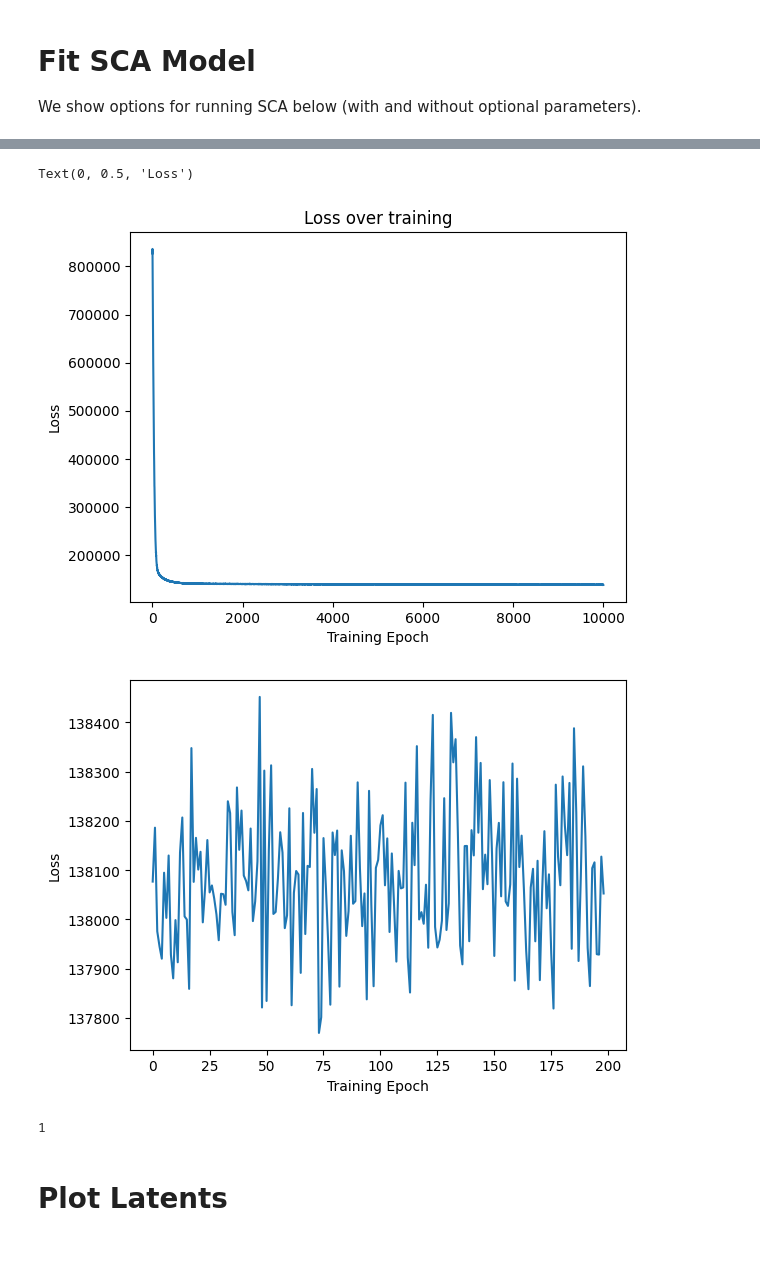
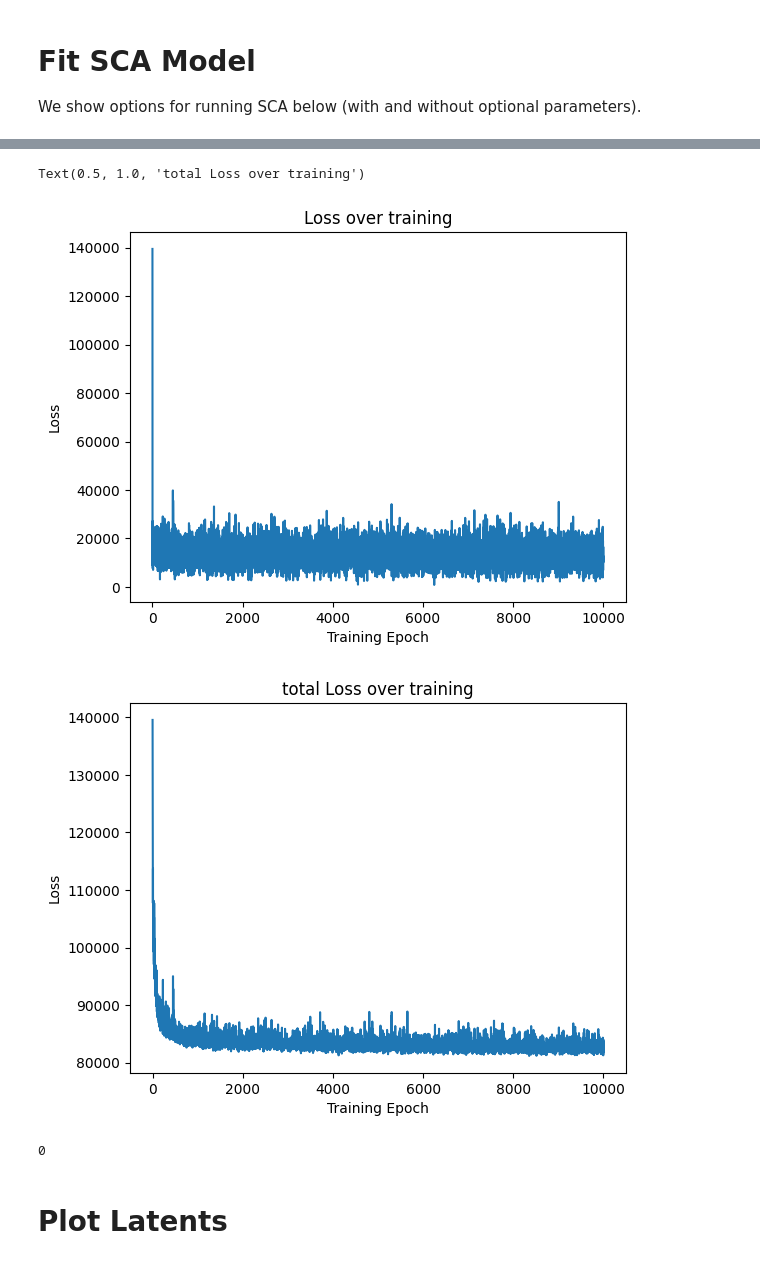
Before and after one commit to dyu222/sca, a Jupyter notebook: notebooks/Derek_5pop_dropout.ipynb, the cells around one changed output, grey strips where cells are left out. Drawn from its saved outputs; the diff is of its cells as text; code cells hidden in the pictures.

```diff
--- a/notebooks/Derek_5pop_dropout.ipynb
+++ b/notebooks/Derek_5pop_dropout.ipynb
@@ -164,7 +164,7 @@ n_components=8
 All of these have default values, so it's not essential to set them. Below just shows most of the parameters you can set.
 # %%
 #Number of epochs of model fitting (default is 3000)
-n_epochs=8000
+n_epochs=10000
 # n_epochs=1400
 
 #Learning rate of model fitting (default is .001)
@@ -254,32 +231,38 @@ want the weights of the held out neurons to be updated
 # %%
 #Plot the loss over all iterations
 plt.figure()
 plt.plot(sca.losses)
 plt.xlabel('Training Epoch')
 plt.ylabel('Loss')
 plt.title('Loss over training')
 
 #Plot the loss over the last 100 iterations (to see if it has truly hit a plateau)
-plt.figure()
-plt.plot(sca.losses[-200:-1])
-# plt.plot(sca.losses[4000:])
-plt.xlabel('Training Epoch')
-plt.ylabel('Loss')
+# plt.figure()
+# plt.plot(sca.losses[-200:-1])
+# # plt.plot(sca.losses[4000:])
+# plt.xlabel('Training Epoch')
+# plt.ylabel('Loss')
 # print("losses: ", sca.losses[0])
 
 # plt.figure()
 # # plt.plot(sca.losses[-100:-1])
 # plt.plot(sca.losses[:200])
 # plt.xlabel('Training Epoch')
 # plt.ylabel('Loss')
+
+plt.figure()
+plt.plot(sca.total_losses)
+plt.xlabel('Training Epoch')
+plt.ylabel('Loss')
+plt.title('total Loss over training')
 # %% [output]
-Text(0, 0.5, 'Loss')
+Text(0.5, 1.0, 'total Loss over training')
-[figure, old version]
+[figure, new version]
-[figure, old version]
+[figure, new version]
 # %%
 print(np.argmax(sca.losses))
 # %% [output]
-1
+0
 # %% [markdown]
 # Plot Latents
 # %% [markdown]
```
Also changed, not shown: parts of 10 cells of this notebook, 3 other files.
